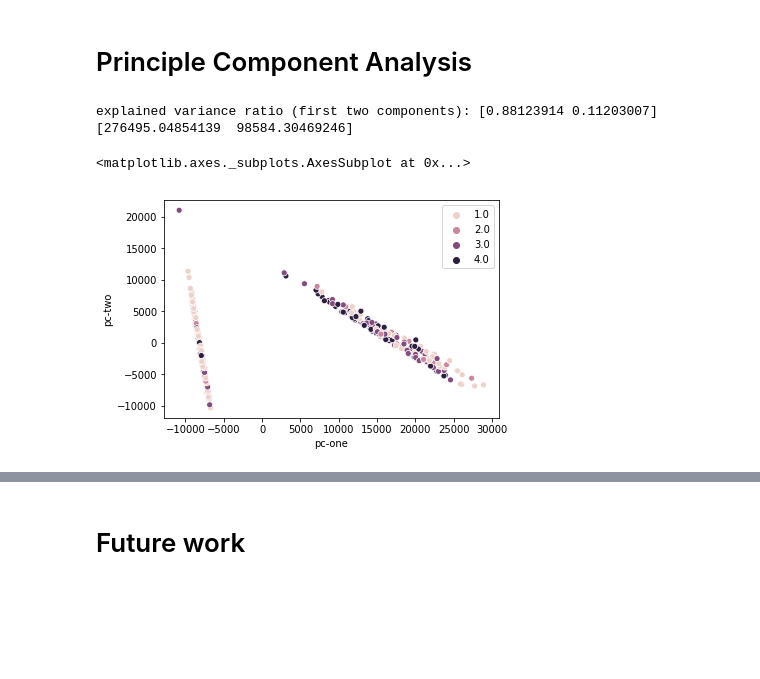
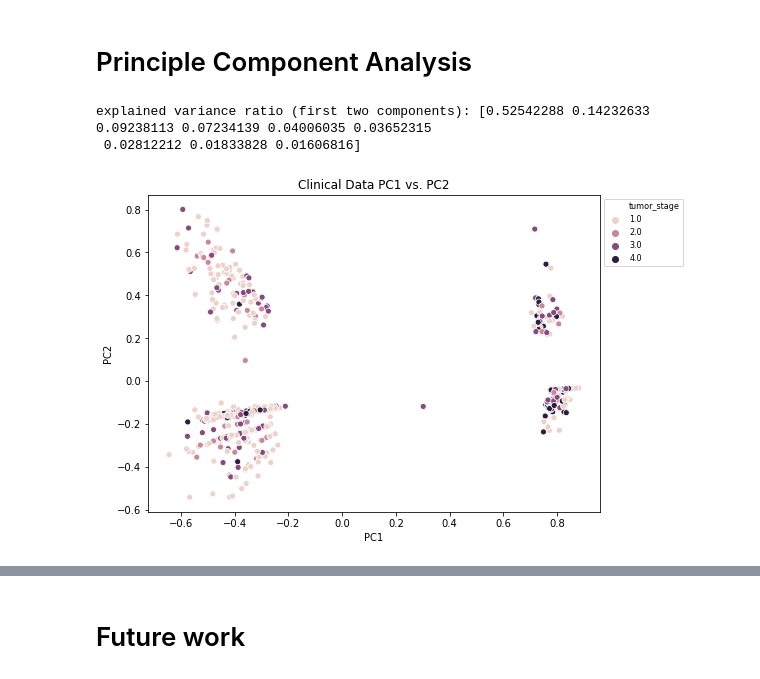
Before and after one commit to JoeJessee/rCCC_clinical_clustering, a Jupyter notebook: Final Project 3.ipynb, the cells around one changed output, grey strips where cells are left out. Saved outputs shown, nothing was run; the diff lists cells and outputs as text; code cells hidden in the pictures; blank space fills up the shorter version.

```diff
--- a/Final Project 3.ipynb
+++ b/Final Project 3.ipynb
@@ -414,2 +339,13 @@ print("Accuracy: %0.2f (+/- %0.2f)" % (scores.mean(), scores.std() * 2))
+# %%
+# Normalize Data, and then MinMax Scale it
+from sklearn.preprocessing import Normalizer, MinMaxScaler
+# using normalizer
+norm = Normalizer()
+norm.fit(whole_patient.clinical)
+whole_patient.clinical = pd.DataFrame(norm.fit_transform(whole_patient.clinical), columns=whole_patient.clinical.columns, index=whole_patient.clinical.index)
+# and then using MinMaxScaler
+MMS = MinMaxScaler()
+MMS.fit(whole_patient.clinical)
+whole_patient.clinical = pd.DataFrame(MMS.fit_transform(whole_patient.clinical), columns=whole_patient.clinical.columns, index=whole_patient.clinical.index)
 # %% [markdown]
 # Principle Component Analysis
@@ -439,19 +352,36 @@ X = clinical_info.encoded
 # %%
-# Principle component Analysis
+# Principle Component Analysis
 from sklearn.decomposition import PCA
-pca = PCA(n_components = 2)
-pca_of_cie = pca.fit(clinical_info.encoded).transform(clinical_info.encoded)
+import seaborn as sb
+pca = PCA(n_components = 9)
+pca_of_clinical = pca.fit(whole_patient.clinical).transform(whole_patient.clinical)
 
 # Percentage of variance explained for each components
 print('explained variance ratio (first two components): %s'
       % str(pca.explained_variance_ratio_))
-print(pca.singular_values_)
-
-clinical_info.data['pc-one'] = pca_of_cie[:,0]
-clinical_info.data['pc-two'] = pca_of_cie[:,1]
-sb.scatterplot(x='pc-one', y='pc-two', data=clinical_info.data, hue=clinical_info.target)
 # %% [output]
-explained variance ratio (first two components): [0.88123914 0.11203007]
-[276495.04854139  98584.30469246]
+explained variance ratio (first two components): [0.52542288 0.14232633 0.09238113 0.07234139 0.04006035 0.03652315
+ 0.02812212 0.01833828 0.01606816]
-<matplotlib.axes._subplots.AxesSubplot at 0x...>
-[figure, removed]
+# %%
+# Create Dataframe of Clinical PCA Values
+clinical_PCA = pd.DataFrame()
+clinical_PCA['PC1'] = pca_of_clinical[:,0]
+clinical_PCA['PC2'] = pca_of_clinical[:,1]
+clinical_PCA['PC3'] = pca_of_clinical[:,2]
+clinical_PCA['PC4'] = pca_of_clinical[:,3]
+clinical_PCA['PC5'] = pca_of_clinical[:,4]
+clinical_PCA['PC6'] = pca_of_clinical[:,5]
+clinical_PCA['PC7'] = pca_of_clinical[:,6]
+clinical_PCA['PC8'] = pca_of_clinical[:,7]
+clinical_PCA['PC9'] = pca_of_clinical[:,8]
+clinical_PCA.index = whole_patient.clinical.index
+# %%
+# Plot Clinical PC1 vs. PC2
+plt.figure(figsize=(10,7))
+sb.scatterplot(x='PC1', y='PC2', data=clinical_PCA, hue=whole_patient.target, legend='brief');
+plt.title('Clinical Data PC1 vs. PC2')
+plt.legend(loc='upper left', prop={'size':8}, bbox_to_anchor=(1,1))
+plt.tight_layout(pad=7)
+plt.show()
+# %% [output]
+[figure, added]
```
Also changed, not shown: parts of 51 cells of this notebook, 1 other file.
